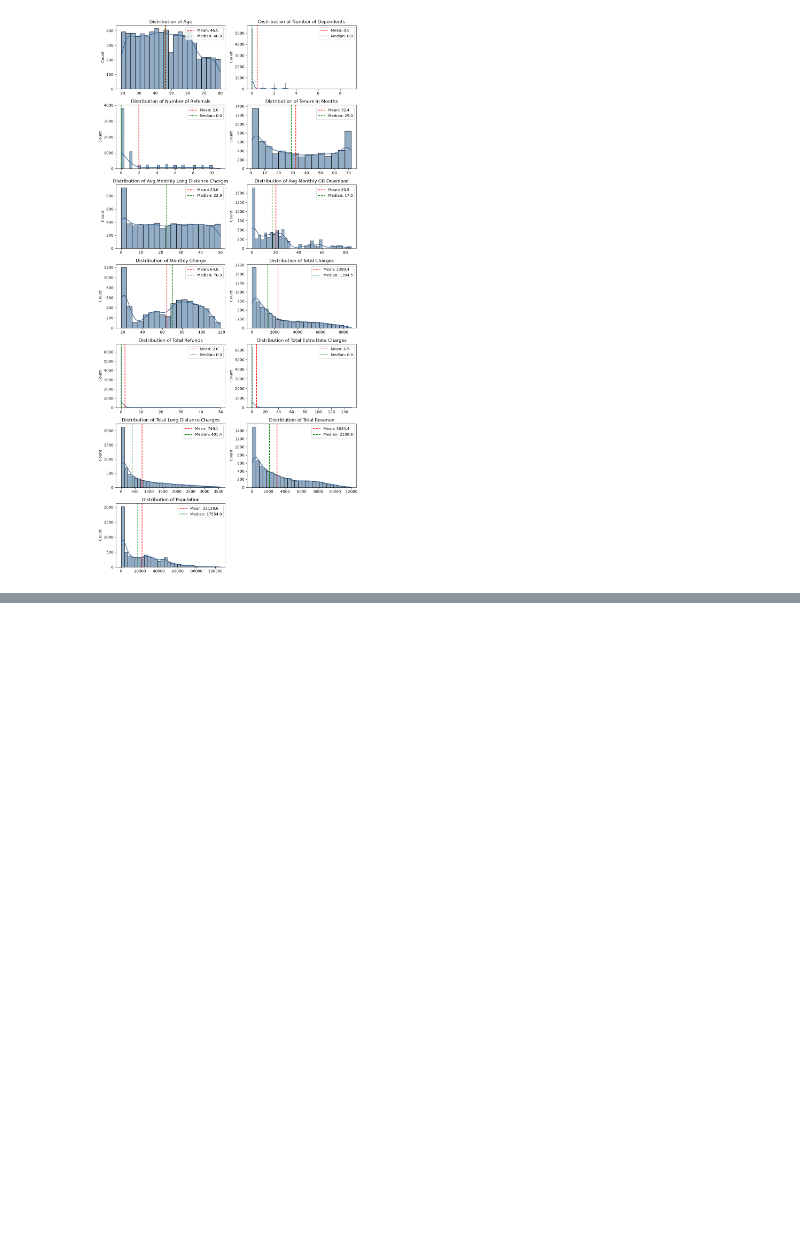
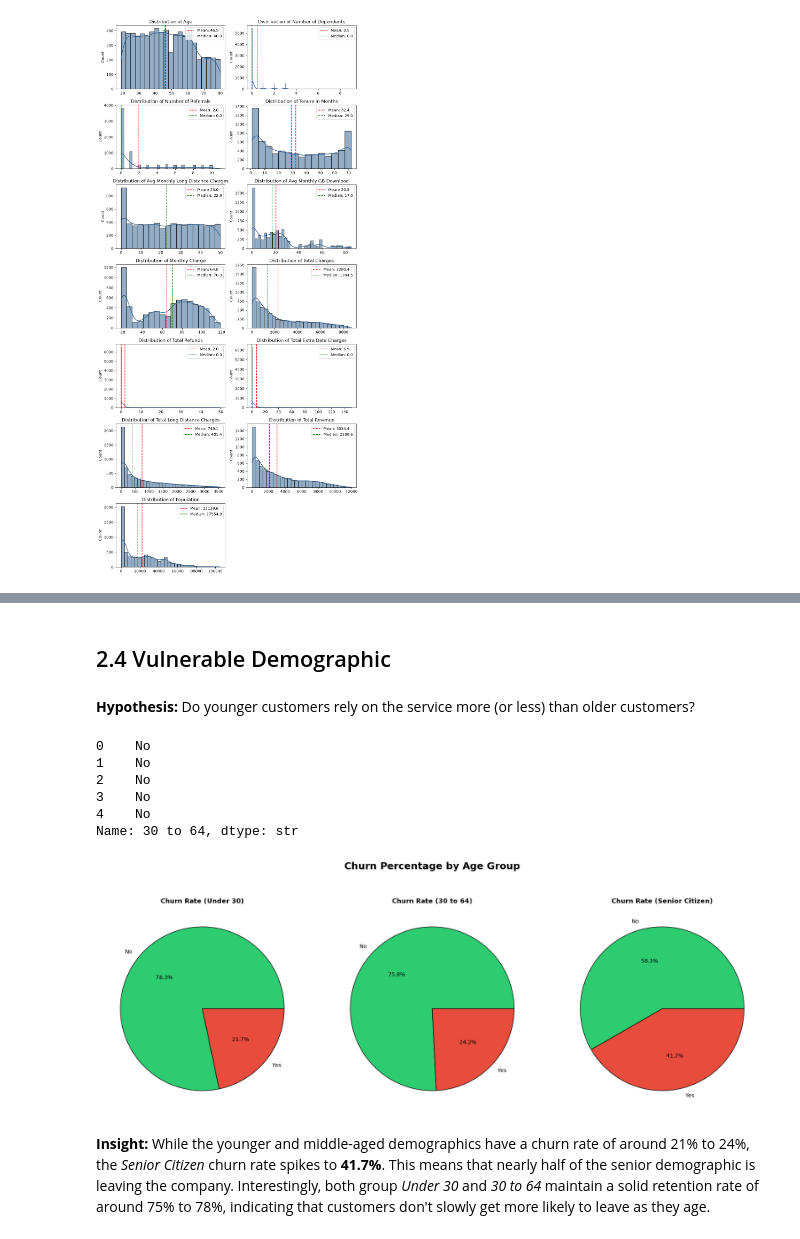
Before and after one commit to n44th44nn/Telco-Customer-Churn-Analysis, a Jupyter notebook: Notebooks/early_preprocessing.ipynb, the cells around one changed output, grey strips where cells are left out. Saved outputs shown, nothing was run; the diff lists cells and outputs as text; code cells hidden in the pictures; blank space fills up the shorter version.

```diff
--- a/Notebooks/early_preprocessing.ipynb
+++ b/Notebooks/early_preprocessing.ipynb
@@ -153,0 +237,57 @@ plt.show()
+# %% [markdown]
+## 2.4 Vulnerable Demographic
+# %% [markdown]
+**Hypothesis:** Do younger customers rely on the service more (or less) than older customers?
+# %%
+df['30 to 64'] = np.where(
+    (df['Under 30'] == 'No') & (df['Senior Citizen'] == 'No'),
+    'Yes',
+    'No'
+)
+
+df['30 to 64'].head()
+# %% [output]
+0    No
+1    No
+2    No
+3    No
+4    No
+Name: 30 to 64, dtype: str
+# %%
+conditions = [
+    df['Under 30'] == 'Yes',
+    df['30 to 64'] == 'Yes',
+    df['Senior Citizen'] == 'Yes'
+]
+age_group = ['Under 30', '30 to 64', 'Senior Citizen']
+df['Age Group'] = np.select(
+    conditions,
+    age_group,
+    default='Unknown'
+)
+
+age_churn = pd.crosstab(df['Age Group'], df['Churn Label']).T
+age_churn = age_churn.reindex(['No', 'Yes'])
+colors = ['#2ecc71', '#e74c3c']
+
+fig, axes = plt.subplots(1, 3, figsize=(18, 6))
+
+for i, group in enumerate(age_group):
+    axes[i].pie(
+        age_churn[group],
+        labels=age_churn.index,
+        autopct='%1.1f%%',
+        colors=colors,
+        wedgeprops={'edgecolor': 'black'}
+    )
+    axes[i].set_title(f'Churn Rate ({group})', fontweight='bold')
+
+plt.suptitle('Churn Percentage by Age Group', fontsize=18, fontweight='bold', y=1.1)
+plt.tight_layout()
+plt.show()
+
+df = df.drop(['Age Group'], axis=1)
+# %% [output]
+[figure, added]
+# %% [markdown]
+**Insight:** While the younger and middle-aged demographics have a churn rate of around 21% to 24%, the *Senior Citizen* churn rate spikes to **41.7%**. This means that nearly half of the senior demographic is leaving the company. Interestingly, both group *Under 30* and *30 to 64* maintain a solid retention rate of around 75% to 78%, indicating that customers don't slowly get more likely to leave as they age.
```
Also changed, not shown: parts of 20 cells of this notebook.
